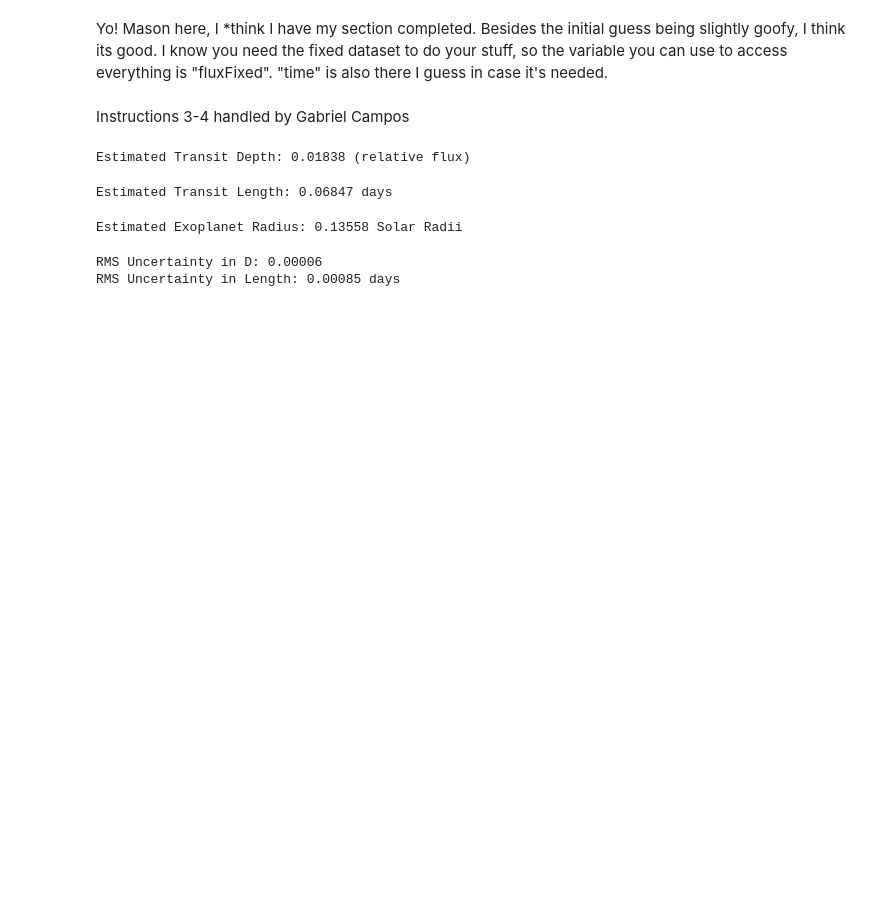
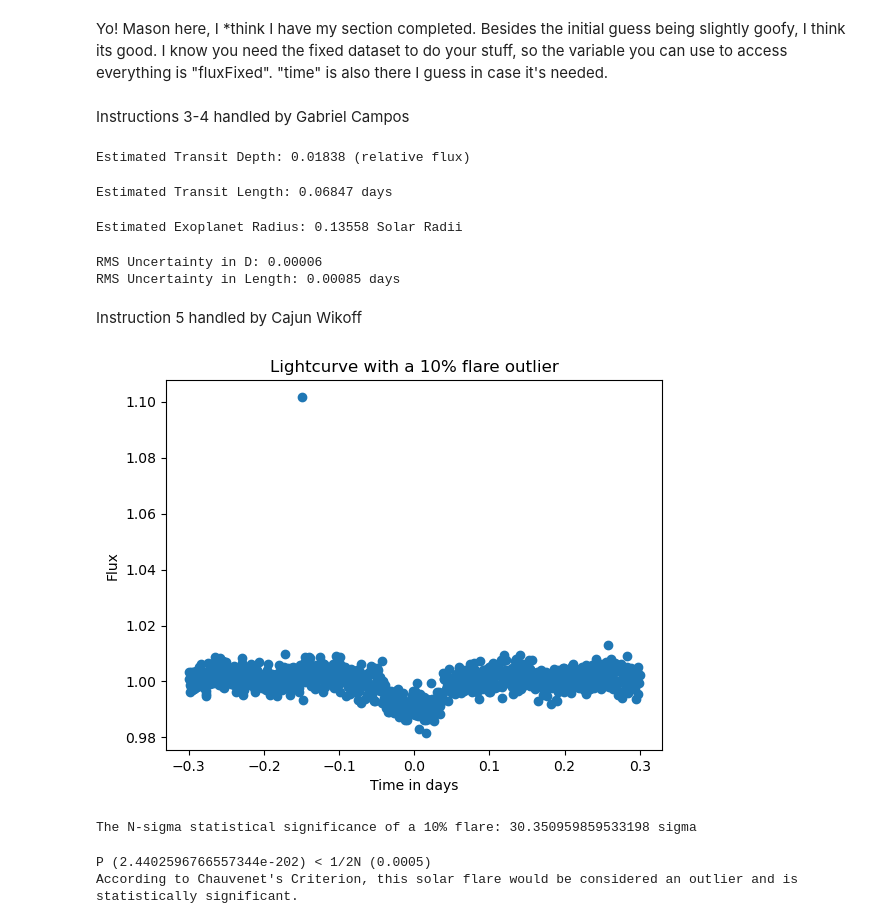
Before and after one commit to maqpeter-bit/ASTR-19-Final-Project, a Jupyter notebook: ASTR-19 Final Project.ipynb, the cells around one changed output. Drawn from its saved outputs; the diff is of its cells as text; code cells hidden in the pictures; blank space fills up the shorter version.

```diff
--- a/ASTR-19 Final Project.ipynb
+++ b/ASTR-19 Final Project.ipynb
@@ -163,3 +163,58 @@ print(f"RMS Uncertainty in Length: {sigma_L:.5f} days")
 # %% [output]
 RMS Uncertainty in D: 0.00006
 RMS Uncertainty in Length: 0.00085 days
+# %% [markdown]
+Instruction 5 handled by Cajun Wikoff
+# %%
+# First, inject the flare data point into our data and plot it
+outIndex = 250 # chose an index to base our point off of
+
+# quick check to make sure I didn't choose a point in the transit range
+outOfTransit = (time < transit_start) | (time > transit_end) # transit start and end vars courtesy of step 3
+if (not outOfTransit[outIndex]):
+    raise ValueError("outIndex is in transit range")
+
+# get the flare flux increase and add it to a copy of the cleaned array
+flareAmpDif = fluxFixed[outIndex] * 0.10
+fluxFixedOutlier = fluxFixed.copy()
+fluxFixedOutlier[outIndex] += flareAmpDif
+
+# plot the data
+plt.title("Lightcurve with a 10% flare outlier")
+plt.xlabel("Time in days")
+plt.ylabel("Flux")
+plt.plot(time, fluxFixedOutlier, "o")
+plt.savefig("planetLightCurveWithFlareOutlier.pdf")
+plt.show()
+# %% [output]
+[figure, added]
+# %%
+# Next, calculating the significance of a 10% deviation from a solar flare
+transitOutFlux = fluxFixed[outOfTransit] # outOfTransit var also very useful here
+
+outFluxSigma = np.std(transitOutFlux, ddof=1)
+nSigma = flareAmpDif / outFluxSigma # flare amplitude / standard deviation
+print(f"The N-sigma statistical significance of a 10% flare: {nSigma} sigma")
+# %% [output]
+The N-sigma statistical significance of a 10% flare: 30.350959859533198 sigma
+# %%
+from scipy.special import erfc # import erfc for Chauvenet's Criterion
+
+# Finally, Chauvenet's Criterion is used to determine if the outlier would be significant enough
+# calculate the left and right sides of the equation
+N = len(fluxFixed)
+P = erfc(nSigma / np.sqrt(2))
+limit = 1/(2*N)
+
+# compare our results
+isOutlier = P < limit
+
+# print if Chauvenet's Criterion found the flare to be an outlier
+print(f"P ({P}) {"<" if isOutlier else ">="} 1/2N ({limit})")
+if isOutlier:
+    print("According to Chauvenet's Criterion, this solar flare would be considered an outlier and is statistically significant.")
+else:
+    print("According to Chauvenet's Criterion, this solar flare would NOT be considered an outlier and is NOT statistically significant.")
+# %% [output]
+P (2.4402596766557344e-202) < 1/2N (0.0005)
+According to Chauvenet's Criterion, this solar flare would be considered an outlier and is statistically significant.
```
